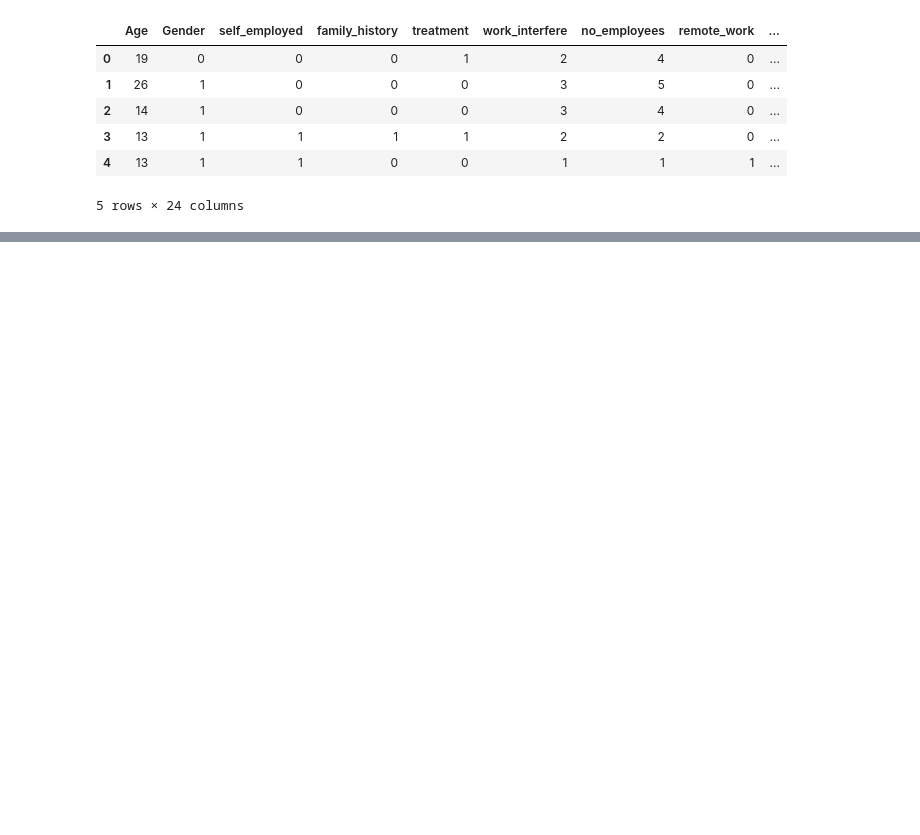
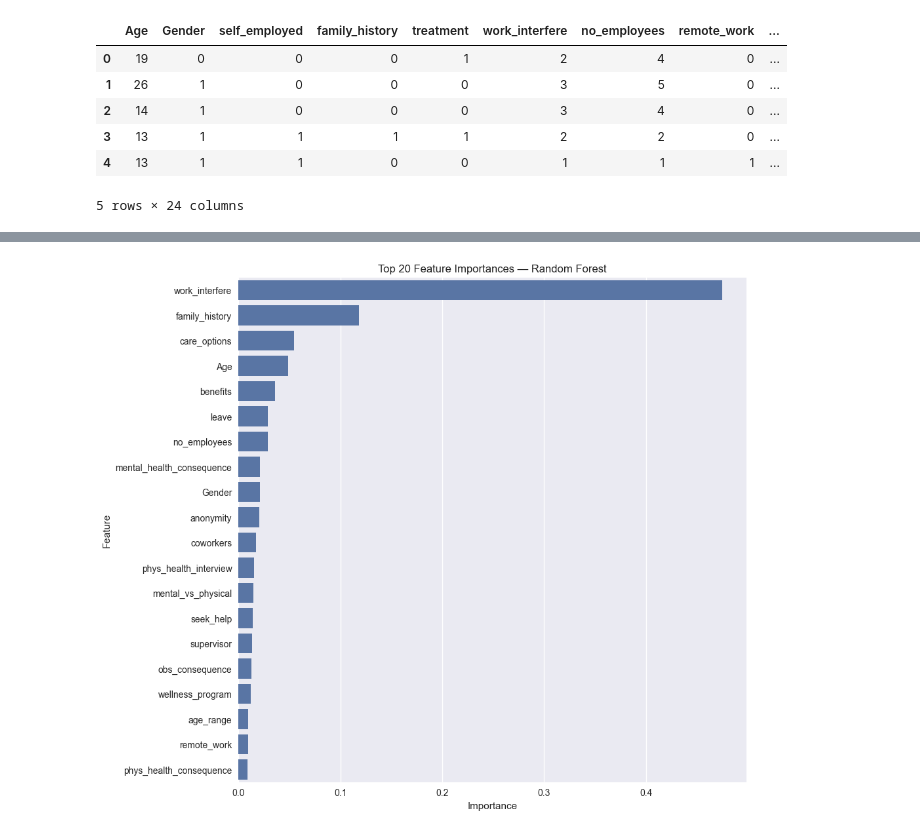
Before and after one commit to hazminfirdaus/data-analytics, a Jupyter notebook: eca/notebooks/RQ2/random_forest/random_forest.ipynb, the cells around one changed output, grey strips where cells are left out. Saved outputs shown, nothing was run; the diff lists cells and outputs as text; code cells hidden in the pictures; blank space fills up the shorter version.

```diff
--- a/eca/notebooks/RQ2/random_forest/random_forest.ipynb
+++ b/eca/notebooks/RQ2/random_forest/random_forest.ipynb
@@ -41,3 +41,12 @@ target = "treatment"
 
 X = df.drop(columns=[target])
 y = df[target]
+# %%
+# Train/test split
+
+X_train, X_test, y_train, y_test = train_test_split(
+    X, y,
+    test_size=0.2,
+    random_state=42,
+    stratify=y
+)
@@ -43,0 +211,10 @@ y = df[target]
+# %%
+importances = best_rf.feature_importances_
+feature_names = X.columns
+
+rf_importance_df = pd.DataFrame({
+    "Feature": feature_names,
+    "Importance": importances
+}).sort_values(by="Importance", ascending=False)
+
+rf_importance_df
@@ -43,0 +354,13 @@ y = df[target]
+# %%
+plt.figure(figsize=(10, 10))
+sns.barplot(
+    x=rf_importance_df["Importance"].head(20),
+    y=rf_importance_df["Feature"].head(20),
+    orient="h"
+)
+plt.title("Top 20 Feature Importances — Random Forest")
+plt.xlabel("Importance")
+plt.ylabel("Feature")
+plt.show()
+# %% [output]
+[figure, added]
```
Also changed, not shown: parts of 10 cells of this notebook, 1 other file.
